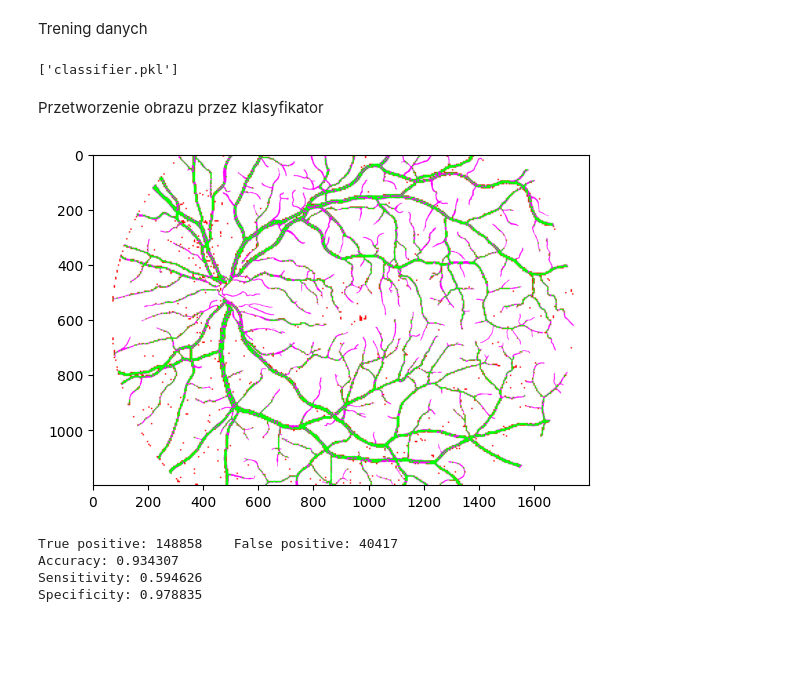
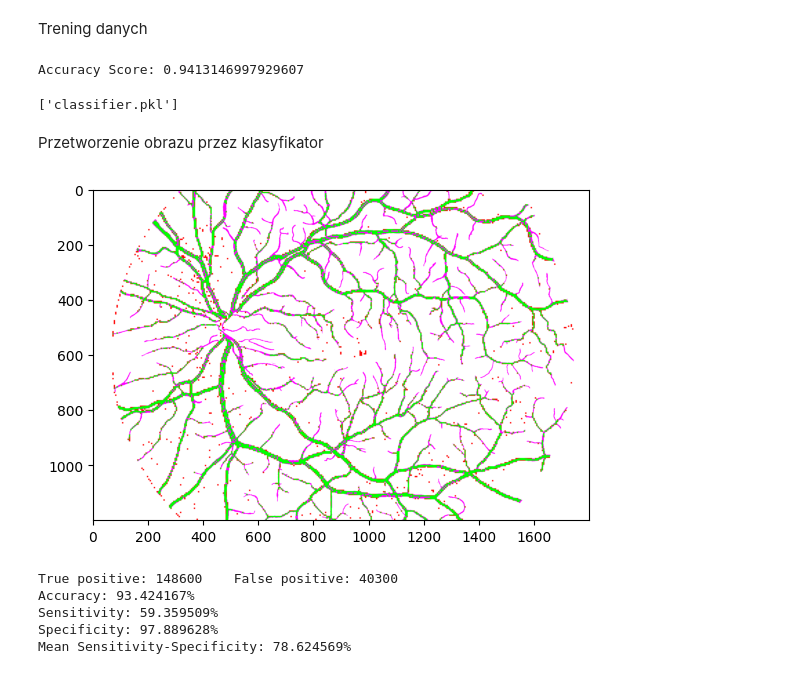
Before and after one commit to kaoiks/iwm_eye, a Jupyter notebook: iwm_eye.ipynb, the cells around one changed output. Cells and saved outputs as stored; diff of their text form; code cells hidden in the pictures; blank space fills up the shorter version.

```diff
--- a/iwm_eye.ipynb
+++ b/iwm_eye.ipynb
@@ -68,20 +68,24 @@ def image_metrics(predicted, model):
     false_negative = np.sum((predicted == 0) & (model > 0))
     true_negative = np.sum((predicted == 0) & (model == 0))
     total = true_positive + false_positive + false_negative + true_negative
-    accuracy = round((true_positive + true_negative) / total, 6)
-    sensitivity = round(true_positive / (true_positive + false_negative + 1), 6)
-    specificity = round(true_negative / (false_positive + true_negative + 1), 6)
+    accuracy = round(((true_positive + true_negative) / total) * 100, 6)
+
+    sensitivity = round((true_positive / (true_positive + false_negative + 1)) * 100, 6)
+    specificity = round((true_negative / (true_negative + false_positive + 1)) * 100, 6)
+    mean_sensitivity_specificity = round((sensitivity + specificity) / 2, 6)
 
     print(f"True positive: {true_positive}\t False positive: {false_positive}")
-    print(f"Accuracy: {accuracy}")
-    print(f"Sensitivity: {sensitivity}")
-    print(f"Specificity: {specificity}")
+    print(f"Accuracy: {accuracy}%")
+    print(f"Sensitivity: {sensitivity}%")
+    print(f"Specificity: {specificity}%")
+    print(f"Mean Sensitivity-Specificity: {mean_sensitivity_specificity}%")
 # %% [markdown]
 Wymagania na 3
 # %%
-image = cv2.imread('images/14_h.jpg')
-mask = cv2.imread('healthy_fovmask/14_h_mask.tif')
-expected_result = cv2.imread('healthy_manualsegm/14_h.tif')
+image_number = "14"
+image = cv2.imread(f'images/{image_number}_h.jpg')
+mask = cv2.imread(f'healthy_fovmask/{image_number}_h_mask.tif')
+expected_result = cv2.imread(f'healthy_manualsegm/{image_number}_h.tif')
 
 desired_width = 1800
 desired_height = 1200
@@ -107,10 +111,17 @@ predicted_image = ((sato > threshold_value).astype(int) * 255)
 
 plt.imshow(predicted_image, cmap='gray')
 plt.show()
+normalized_image = (predicted_image / np.max(predicted_image)) * 255
+pil_image_predicted = Image.fromarray(normalized_image)
+pil_image_predicted = pil_image_predicted.convert('L')
+pil_image_predicted.save("predicted_filter.png")
+
 differences = confusion_matrix(predicted_image, expected_result)
 plt.imshow(differences)
 plt.show()
-
+differences = np.array(differences)
+pil_image = Image.fromarray(differences.astype(np.uint8))
+pil_image.save("differences_filter.png")
 image_metrics(predicted_image, expected_result)
 # %% [output]
 [figure]
@@ -204,7 +216,8 @@ print(f"Accuracy Score: {accuracy_result}")
 joblib.dump(scaler, 'scaler.bin', compress=3)
 joblib.dump(classifier, 'classifier.pkl', compress=3)
 # %% [output]
-['classifier.pkl']
+Accuracy Score: 0.9413146997929607
+['classifier.pkl']
 # %% [markdown]
 Przetworzenie obrazu przez klasyfikator
 # %%
@@ -236,37 +249,43 @@ patches = split_image_into_patches(image_contrasted)
 image_dataset = []
 for patch in patches:
     flat_patch = patch.flatten().astype(float)
     features = extract_image_features(flat_patch)
     image_dataset.append(list(flat_patch) + features)
 
 x_test_transformed = scaler.transform(image_dataset)
 
 predicted_image = classifier.predict(x_test_transformed)
 
 height, width, channels = image_2.shape
 new_image = np.zeros((height, width ))
 
 for x in range(0, height, 5):
     for y in range(0, width, 5):
         new_image[x:x+5, y:y+5] = predicted_image[0]
         predicted_image = predicted_image[1:]
 
 
 normalized_image = (new_image / np.max(new_image)) * 255
 
 pil_image = Image.fromarray(normalized_image)
 pil_image = pil_image.convert('L')
-pil_image.save("result.png")
+pil_image.save("predicted_machine.png")
 
 differences = confusion_matrix(normalized_image, expected_result_mask)
 plt.imshow(differences)
 plt.show()
 
+differences = np.array(differences)
+pil_differences = Image.fromarray(differences.astype(np.uint8))
+pil_differences.save("differences_machine.png")
+
+
 image_metrics(normalized_image, expected_result_mask)
-pil_image.show()
+# pil_differences.show()
 # %% [output]
-[figure, old version]
+[figure, new version]
-True positive: 148858    False positive: 40417
-Accuracy: 0.934307
-Sensitivity: 0.594626
-Specificity: 0.978835
+True positive: 148600    False positive: 40300
+Accuracy: 93.424167%
+Sensitivity: 59.359509%
+Specificity: 97.889628%
+Mean Sensitivity-Specificity: 78.624569%
```
Also changed, not shown: parts of 1 cell of this notebook, 9 other files.
